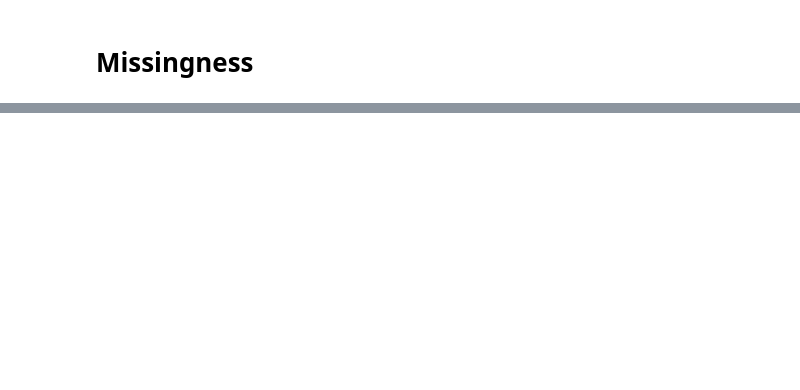
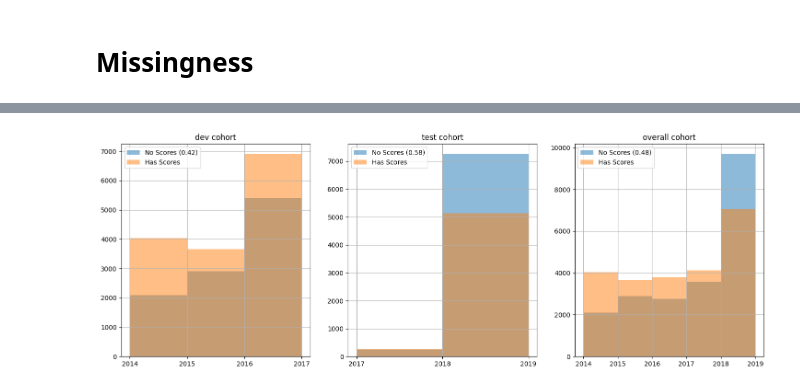
Before and after one commit to ml4oncology/PredUCE, a Jupyter notebook: notebooks/symptom/Supplement.ipynb, the cells around one changed output, grey strips where cells are left out. Cells and saved outputs as stored; diff of their text form; code cells hidden in the pictures; blank space fills up the shorter version.

Commit message:
compare targets in patient characteristics

```diff
--- a/notebooks/symptom/Supplement.ipynb
+++ b/notebooks/symptom/Supplement.ipynb
@@ -15,2 +25,12 @@ from src.summarize import get_patient_characteristics, pre_and_post_treatment_mi
+# %%
+#TODO: fix up the opis_regimen csv file to include this mapping
+data['regimen'] = data['regimen'].replace('GI-FOLFIRINOX-MOD', 'GI-FOLFIRINOX')
+# %%
+# extract ED within 30 days label
+emerg = pd.read_parquet('./data/external/emergency_room_visit.parquet.gzip')
+data = get_event_labels(data, emerg, event_name='ED_visit')
+
+# extract death within 30 days label
+data['target_death'] = (data['date_of_death'] - data['treatment_date']).dt.days < 30
 # %% [markdown]
 # Missingness
@@ -48,19 +61,45 @@ result[['any_missingness_trt', 'target_missingness_trt', 'event_rate_trt', 'any_
 # %%
 # Comapre the cohort with missing ESAS symptom scores and the cohort without missing ESAS symptom scores
 col = 'esas_nausea'
 
 cancer_cols = [col for col in dev_cohort.columns if col.startswith('cancer_site')]
 top_cancers = dev_cohort[cancer_cols].sum().sort_values(ascending=False)[:5].index
 top_regimens = dev_cohort['regimen'].value_counts()[:5].index
+extra_targets = ['target_ED_visit', 'target_death']
+kwargs = dict(top_cancers=top_cancers, top_regimens=top_regimens, targets=extra_targets)
 
+fig, axes = plt.subplots(nrows=1, ncols=3, figsize=(18,6))
+cohorts = {'dev': dev_cohort, 'test': test_cohort, 'overall': data}
 result = dict()
-for name, cohort in {'dev': dev_cohort, 'test': test_cohort}.items():
+for i, (name, cohort) in enumerate(cohorts.items()):
     mask = cohort[f'target_{col}_change'].isnull()
-    no_scores, has_scores = cohort[mask], cohort[~mask]
-    result[(name, 'No Scores', 'Treatments')] = get_patient_characteristics(no_scores, top_regimens, top_cancers)
-    result[(name, 'Has Scores', 'Treatments')] = get_patient_characteristics(has_scores, top_regimens, top_cancers)
-    no_scores, has_scores = no_scores.groupby('mrn').last(), has_scores.groupby('mrn').last()
-    result[(name, 'No Scores', 'Patients')] = get_patient_characteristics(no_scores, top_regimens, top_cancers)
-    result[(name, 'Has Scores', 'Patients')] = get_patient_characteristics(has_scores, top_regimens, top_cancers)
+
+    # compare with respect to treatments
+    no_scores_trts, has_scores_trts = cohort[mask], cohort[~mask]
+    N_ns, N_hs = len(no_scores_trts), len(has_scores_trts)
+    result[(name, 'No Scores', f'Treatments (N={N_ns})')] = get_patient_characteristics(no_scores_trts, **kwargs)
+    result[(name, 'Has Scores', f'Treatments (N={N_hs})')] = get_patient_characteristics(has_scores_trts,  **kwargs)
+
+    # compare with respect to patients
+    no_scores_mrns = no_scores_trts.groupby('mrn').last()
+    no_scores_mrns['target_ED_visit'] = no_scores_trts.groupby('mrn')['target_ED_visit'].apply(any)
+    has_scores_mrns = has_scores_trts.groupby('mrn').last()
+    has_scores_mrns['target_ED_visit'] = has_scores_trts.groupby('mrn')['target_ED_visit'].apply(any)
+    N_ns, N_hs = len(no_scores_mrns), len(has_scores_mrns)
+    result[(name, 'No Scores', f'Patients (N={N_ns})')] = get_patient_characteristics(no_scores_mrns, **kwargs)
+    result[(name, 'Has Scores', f'Patients (N={N_hs})')] = get_patient_characteristics(has_scores_mrns, **kwargs)
+
+    # comapre their time frames
+    min_year = cohort['treatment_date'].dt.year.min()
+    max_year = cohort['treatment_date'].dt.year.max()
+    bins = max_year - min_year
+    perc = len(no_scores_trts) / (len(no_scores_trts) + len(has_scores_trts))
+    no_scores_trts['treatment_date'].dt.year.hist(bins=bins, ax=axes[i], alpha=0.5, label=f'No Scores ({perc:.2f})')
+    has_scores_trts['treatment_date'].dt.year.hist(bins=bins, ax=axes[i], alpha=0.5, label='Has Scores')
+    axes[i].legend()
+    axes[i].set(xticks=range(min_year, max_year+1), xticklabels=range(min_year, max_year+1), title=f'{name} cohort')
+
 result = pd.DataFrame(result)
 result.to_csv('./result/tables/missingness_cohort_characteristics.csv')
+# %% [output]
+[figure, added]
```
Also changed, not shown: parts of 3 cells of this notebook, 1 other file.
